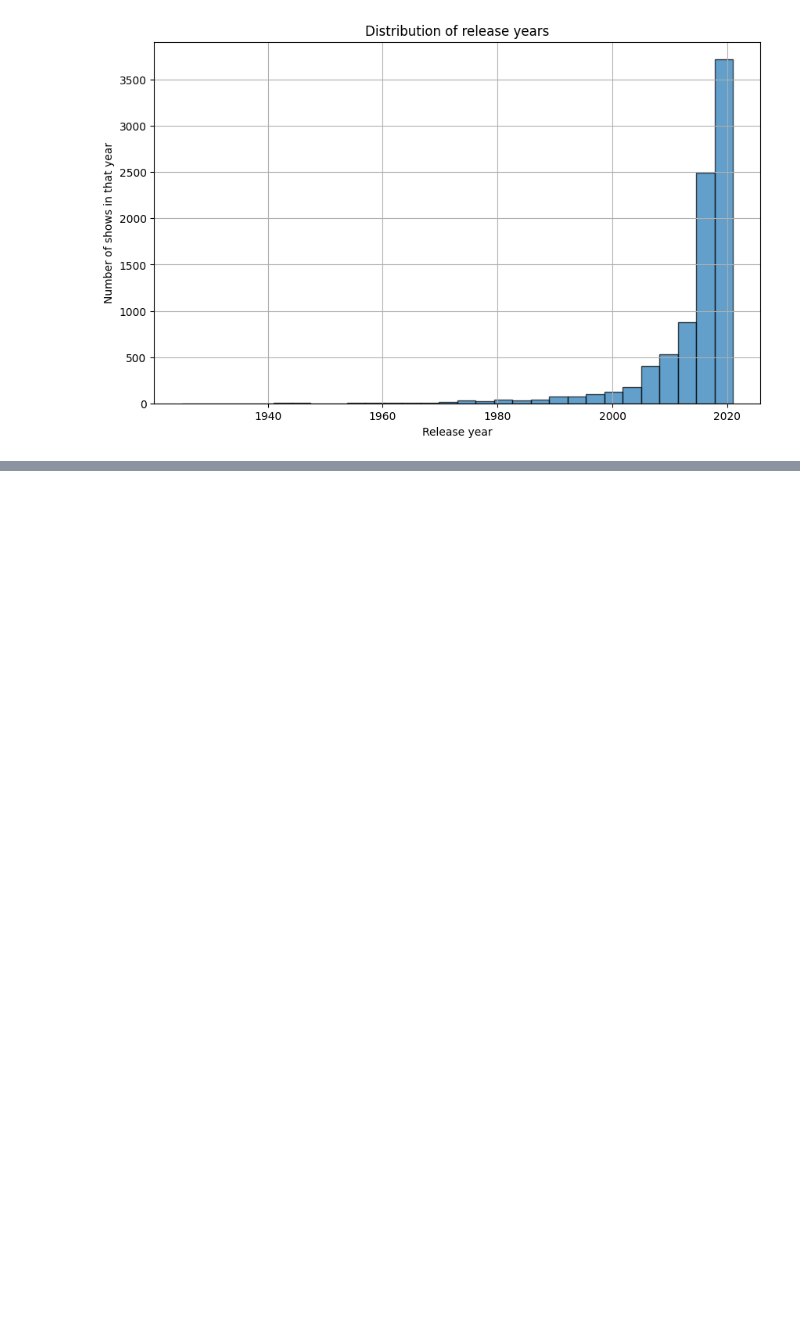
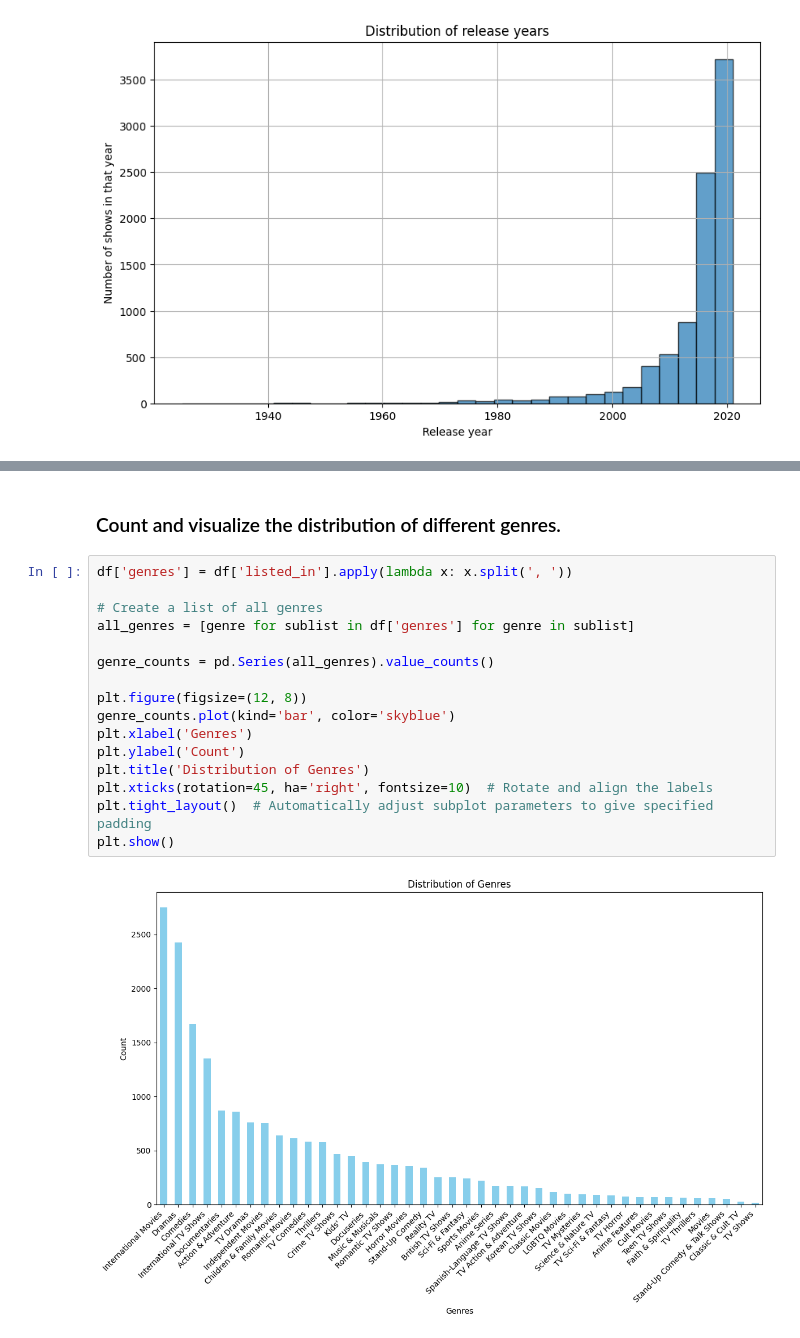
Before and after one commit to Jitesh117/netflix_data_analysis, a Jupyter notebook: analysis.ipynb, the cells around one changed output, grey strips where cells are left out. Cells and saved outputs as stored; diff of their text form; blank space fills up the shorter version.

```diff
--- a/analysis.ipynb
+++ b/analysis.ipynb
@@ -94,0 +106,20 @@ plt.show()
+# %% [markdown]
+### Count and visualize the distribution of different genres.
+# %%
+df['genres'] = df['listed_in'].apply(lambda x: x.split(', '))
+
+# Create a list of all genres
+all_genres = [genre for sublist in df['genres'] for genre in sublist]
+
+genre_counts = pd.Series(all_genres).value_counts()
+
+plt.figure(figsize=(12, 8))
+genre_counts.plot(kind='bar', color='skyblue')
+plt.xlabel('Genres')
+plt.ylabel('Count')
+plt.title('Distribution of Genres')
+plt.xticks(rotation=45, ha='right', fontsize=10)  # Rotate and align the labels
+plt.tight_layout()  # Automatically adjust subplot parameters to give specified padding
+plt.show()
+# %% [output]
+[figure, added]
```
Also changed, not shown: parts of 11 cells of this notebook, 1 other file.
